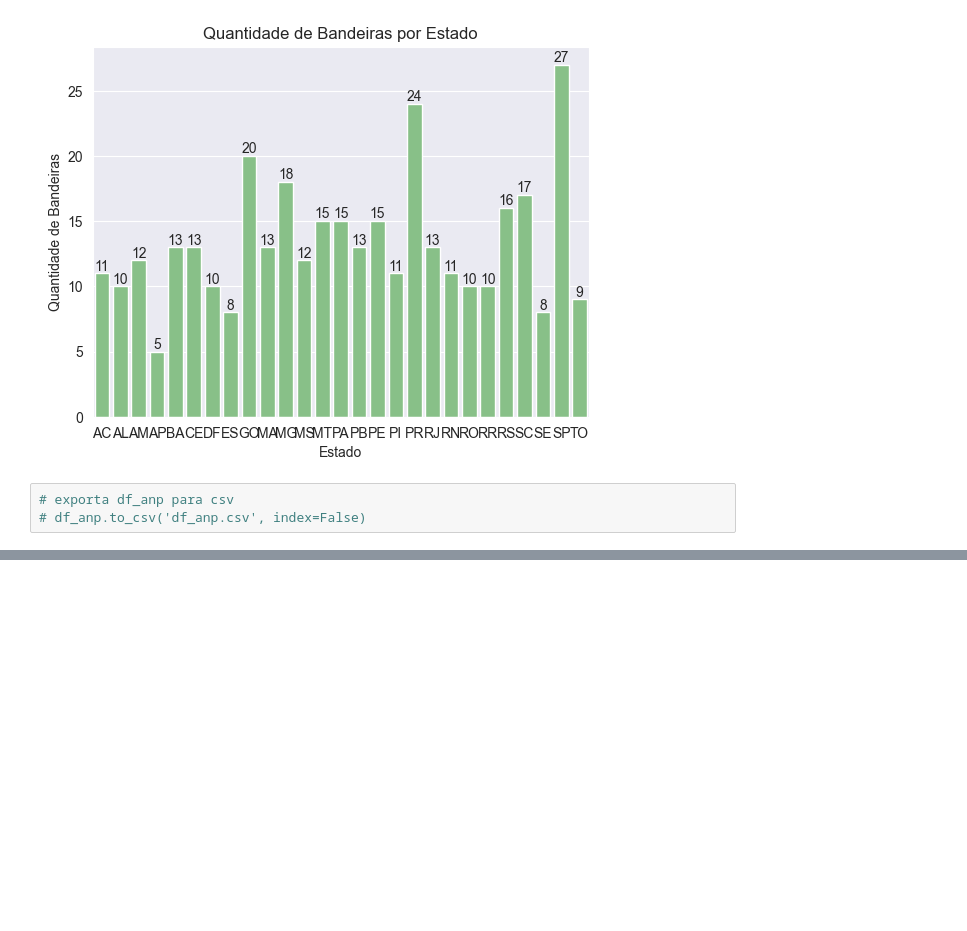
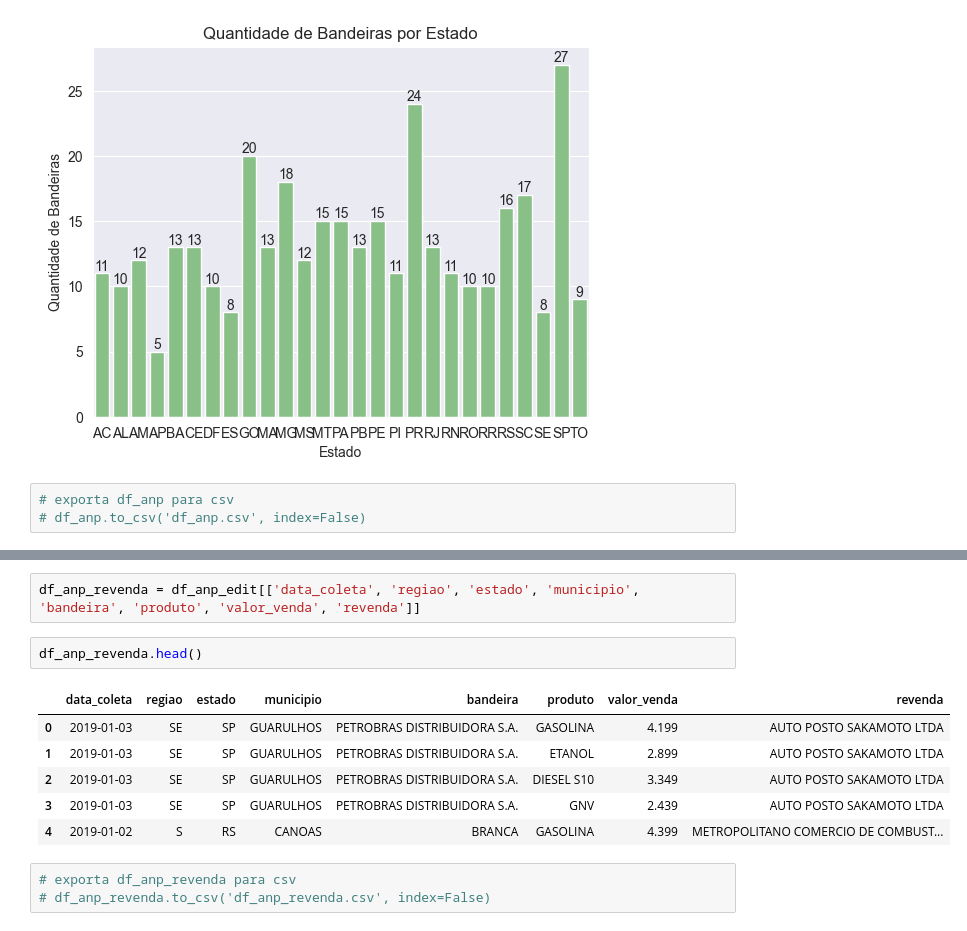
Before and after one commit to camimq/techchallenge_do_ipea_fase_4, a Jupyter notebook: notebooks/analises.ipynb, the cells around one changed output, grey strips where cells are left out. Cells and saved outputs as stored; diff of their text form; blank space fills up the shorter version.

Commit message:
adiciona mais algumas linhas de código para trazermos mais dados para a análise exploratória de dados, de forma mais assertiva

```diff
--- a/notebooks/analises.ipynb
+++ b/notebooks/analises.ipynb
@@ -473,0 +487,14 @@ plt.show()
+# %%
+df_anp_revenda = df_anp_edit[['data_coleta', 'regiao', 'estado', 'municipio', 'bandeira', 'produto', 'valor_venda', 'revenda']]
+# %%
+df_anp_revenda.head()
+# %% [output]
+|  | data_coleta | regiao | estado | municipio | bandeira | produto | valor_venda | revenda |
+| 0 | 2019-01-03 | SE | SP | GUARULHOS | PETROBRAS DISTRIBUIDORA S.A. | GASOLINA | 4.199 | AUTO POSTO SAKAMOTO LTDA |
+| 1 | 2019-01-03 | SE | SP | GUARULHOS | PETROBRAS DISTRIBUIDORA S.A. | ETANOL | 2.899 | AUTO POSTO SAKAMOTO LTDA |
+| 2 | 2019-01-03 | SE | SP | GUARULHOS | PETROBRAS DISTRIBUIDORA S.A. | DIESEL S10 | 3.349 | AUTO POSTO SAKAMOTO LTDA |
+| 3 | 2019-01-03 | SE | SP | GUARULHOS | PETROBRAS DISTRIBUIDORA S.A. | GNV | 2.439 | AUTO POSTO SAKAMOTO LTDA |
+| 4 | 2019-01-02 | S | RS | CANOAS | BRANCA | GASOLINA | 4.399 | METROPOLITANO COMERCIO DE COMBUST... |
+# %%
+# exporta df_anp_revenda para csv
+# df_anp_revenda.to_csv('df_anp_revenda.csv', index=False)
```
Also changed, not shown: parts of 3 cells of this notebook.
